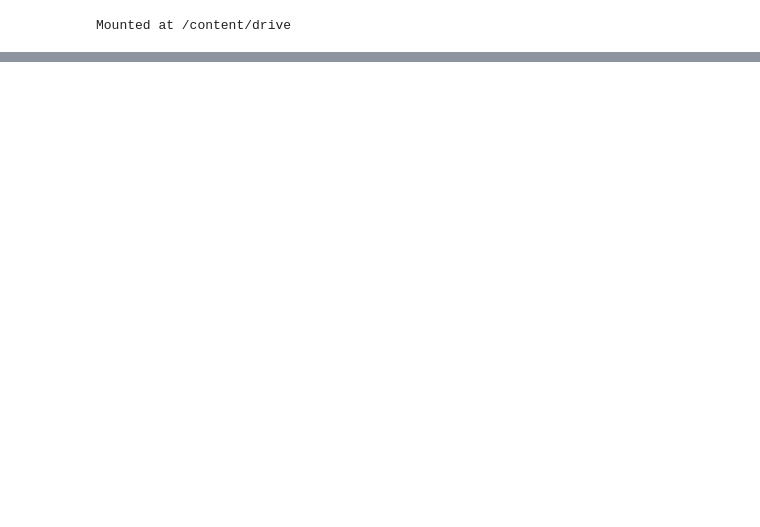
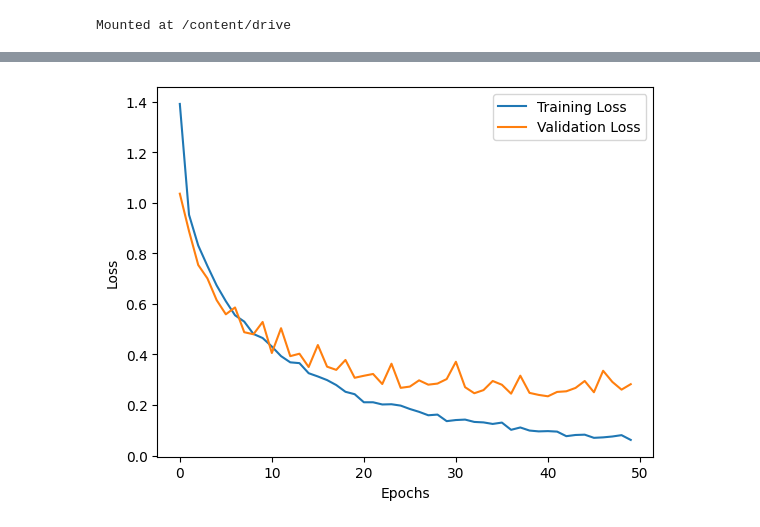
Before and after one commit to MACHNACH/Brain-Tumor-detection-cnn, a Jupyter notebook: Code.ipynb, the cells around one changed output, grey strips where cells are left out. Saved outputs shown, nothing was run; the diff lists cells and outputs as text; code cells hidden in the pictures; blank space fills up the shorter version.

```diff
--- a/Code.ipynb
+++ b/Code.ipynb
@@ -454,0 +208,19 @@ WARNING:absl:You are saving your model as an HDF5 file via `model.save()` or `ke
+# %%
+# Split the data into training and validation sets
+x_train, x_val, y_train, y_val = train_test_split(X, Y, test_size=0.2, random_state=42)
+# %%
+# Add channel dimension for grayscale images
+x_train = np.expand_dims(x_train, axis=-1)
+x_val = np.expand_dims(x_val, axis=-1)
+
+# Create ImageDataGenerator
+datagen = ImageDataGenerator(
+    rescale=1./255,
+    shear_range=0.2,
+    zoom_range=0.2,
+    horizontal_flip=True
+)
+
+# Create data generators
+train_data_generator = datagen.flow(x_train, y_train, batch_size=32)
+val_data_generator = datagen.flow(x_val, y_val, batch_size=32)
@@ -454,0 +239,15 @@ WARNING:absl:You are saving your model as an HDF5 file via `model.save()` or `ke
+# %%
+# Feature extraction and CNN model
+model = Sequential()
+model.add(Conv2D(filters=32, kernel_size=(3, 3), activation='relu', input_shape=(224, 224, 1)))
+model.add(MaxPooling2D(pool_size=(2, 2)))
+model.add(Conv2D(filters=64, kernel_size=(3, 3), activation='relu'))
+model.add(MaxPooling2D(pool_size=(2, 2)))
+model.add(Flatten())
+model.add(Dense(128, activation='relu'))
+model.add(Dense(4, activation='softmax'))
+
+model.compile(optimizer='adam',
+              loss='sparse_categorical_crossentropy',
+              metrics=['accuracy'])
+model.summary()
@@ -454,0 +276,2 @@ WARNING:absl:You are saving your model as an HDF5 file via `model.save()` or `ke
+# %%
+history = model.fit(train_data_generator, epochs=50, validation_data=val_data_generator)
@@ -454,0 +297,9 @@ WARNING:absl:You are saving your model as an HDF5 file via `model.save()` or `ke
+# %%
+plt.plot(history.history['loss'], label='Training Loss')
+plt.plot(history.history['val_loss'], label='Validation Loss')
+plt.xlabel('Epochs')
+plt.ylabel('Loss')
+plt.legend()
+plt.show()
+# %% [output]
+[figure, added]
```
Also changed, not shown: parts of 52 cells of this notebook.
